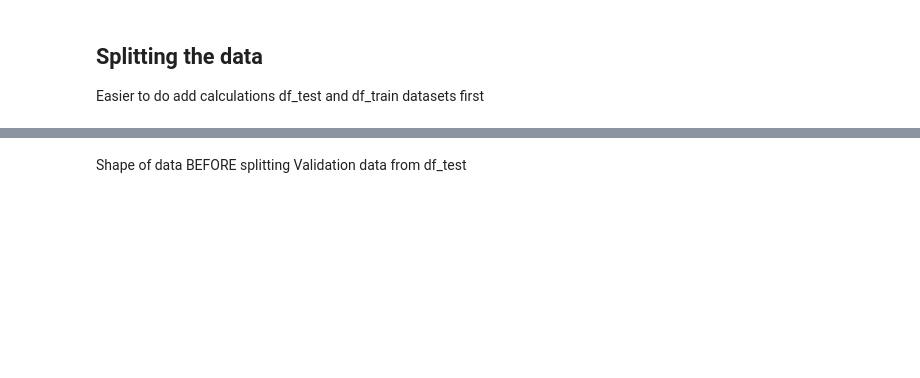
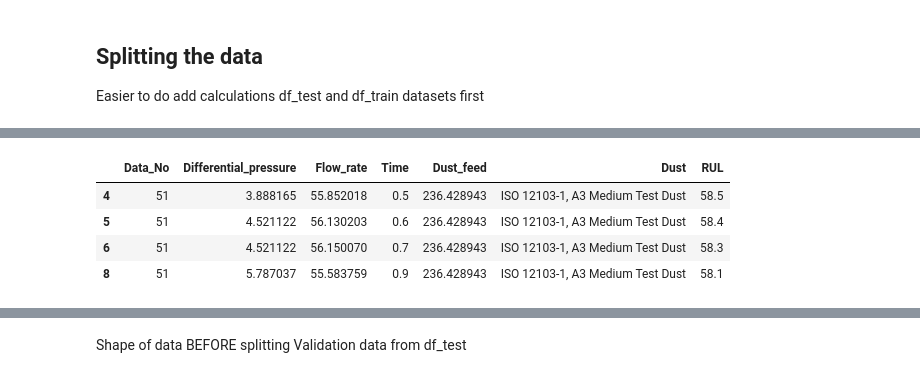
Before and after one commit to roeszler/dataset-testing, a Jupyter notebook: jupyter_notebooks/Notebook1_Review_Data.ipynb, the cells around one changed output, grey strips where cells are left out. Cells and saved outputs as stored; diff of their text form; code cells hidden in the pictures; blank space fills up the shorter version.

```diff
--- a/jupyter_notebooks/Notebook1_Review_Data.ipynb
+++ b/jupyter_notebooks/Notebook1_Review_Data.ipynb
@@ -170,8 +273,14 @@ random_test
 # grouped_by_sets = df_test.groupby(['Data_No'])
 # grouped_by_sets.get_group(23)
 # %%
-row1 = df_test.loc[[4, 5, 6, 7]]
+row1 = df_test.loc[[4, 5, 6, 8]]
 row1
+# %% [output]
+|  | Data_No | Differential_pressure | Flow_rate | Time | Dust_feed | Dust | RUL |
+| 4 | 51 | 3.888165 | 55.852018 | 0.5 | 236.428943 | ISO 12103-1, A3 Medium Test Dust | 58.5 |
+| 5 | 51 | 4.521122 | 56.130203 | 0.6 | 236.428943 | ISO 12103-1, A3 Medium Test Dust | 58.4 |
+| 6 | 51 | 4.521122 | 56.150070 | 0.7 | 236.428943 | ISO 12103-1, A3 Medium Test Dust | 58.3 |
+| 8 | 51 | 5.787037 | 55.583759 | 0.9 | 236.428943 | ISO 12103-1, A3 Medium Test Dust | 58.1 |
 # %%
 data = pd.read_csv("/workspace/dataset-testing/inputs/datasets/raw/Test_Data_CSV.csv", index_col ="Data_No")
 df_test_rows = data.loc[15:20]
```
Also changed, not shown: parts of 28 cells of this notebook, 2 other files.
